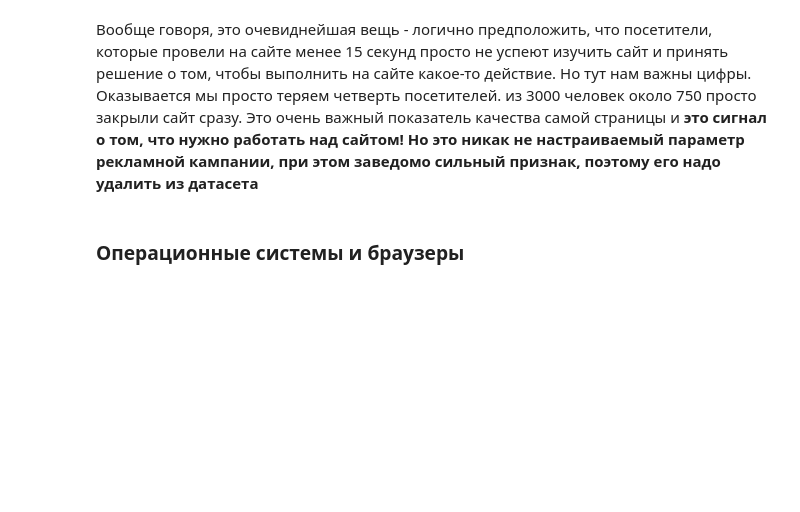
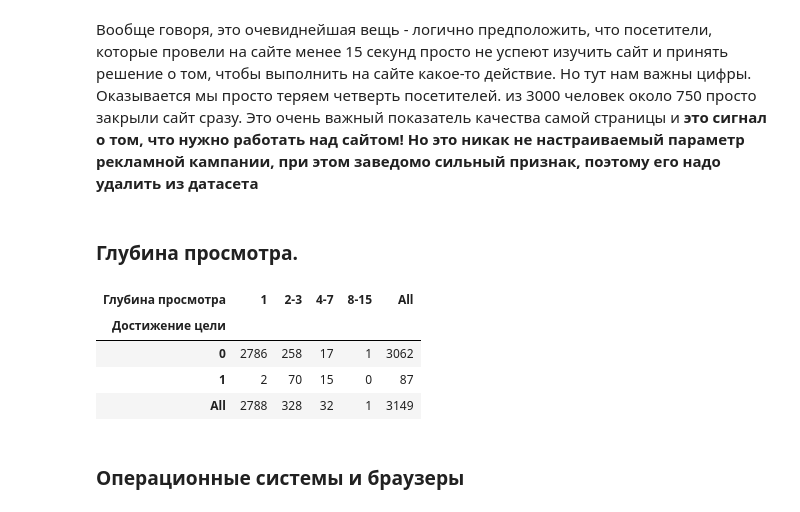
Before and after one commit to maxsaprykin/ind_project, a Jupyter notebook: Определение факторов, влияющих на выполнение целевого действия посетителем интернет-страницы.ipynb, the cells around one changed output. Saved outputs shown, nothing was run; the diff lists cells and outputs as text; code cells hidden in the pictures; blank space fills up the shorter version.

```diff
--- a/Определение факторов, влияющих на выполнение целевого действия посетителем интернет-страницы.ipynb
+++ b/Определение факторов, влияющих на выполнение целевого действия посетителем интернет-страницы.ipynb
@@ -283,6 +297,17 @@ tab
 | All | 2387 | 762 | 3149 |
 # %% [markdown]
 Вообще говоря, это очевиднейшая вещь - логично предположить, что посетители, которые провели на сайте менее 15 секунд просто не успеют изучить сайт и принять решение о том, чтобы выполнить на сайте какое-то действие. Но тут нам важны цифры. Оказывается мы просто теряем четверть посетителей. из 3000 человек около 750 просто закрыли сайт сразу. Это очень важный показатель качества самой страницы и **это сигнал о том, что нужно работать над сайтом! Но это никак не настраиваемый параметр рекламной кампании, при этом заведомо сильный признак, поэтому его надо удалить из датасета**
+# %% [markdown]
+### Глубина просмотра.
+# %%
+deep_view_tab = pd.crosstab(df['Достижение цели'], df['Глубина просмотра'], margins=True)
+deep_view_tab
+# %% [output]
+| Глубина просмотра | 1 | 2-3 | 4-7 | 8-15 | All |
+| Достижение цели |  |  |  |  |  |
+| 0 | 2786 | 258 | 17 | 1 | 3062 |
+| 1 | 2 | 70 | 15 | 0 | 87 |
+| All | 2788 | 328 | 32 | 1 | 3149 |
 # %% [markdown]
 ### Операционные системы и браузеры
 # %% [markdown]
```
Also changed, not shown: parts of 37 cells of this notebook.
